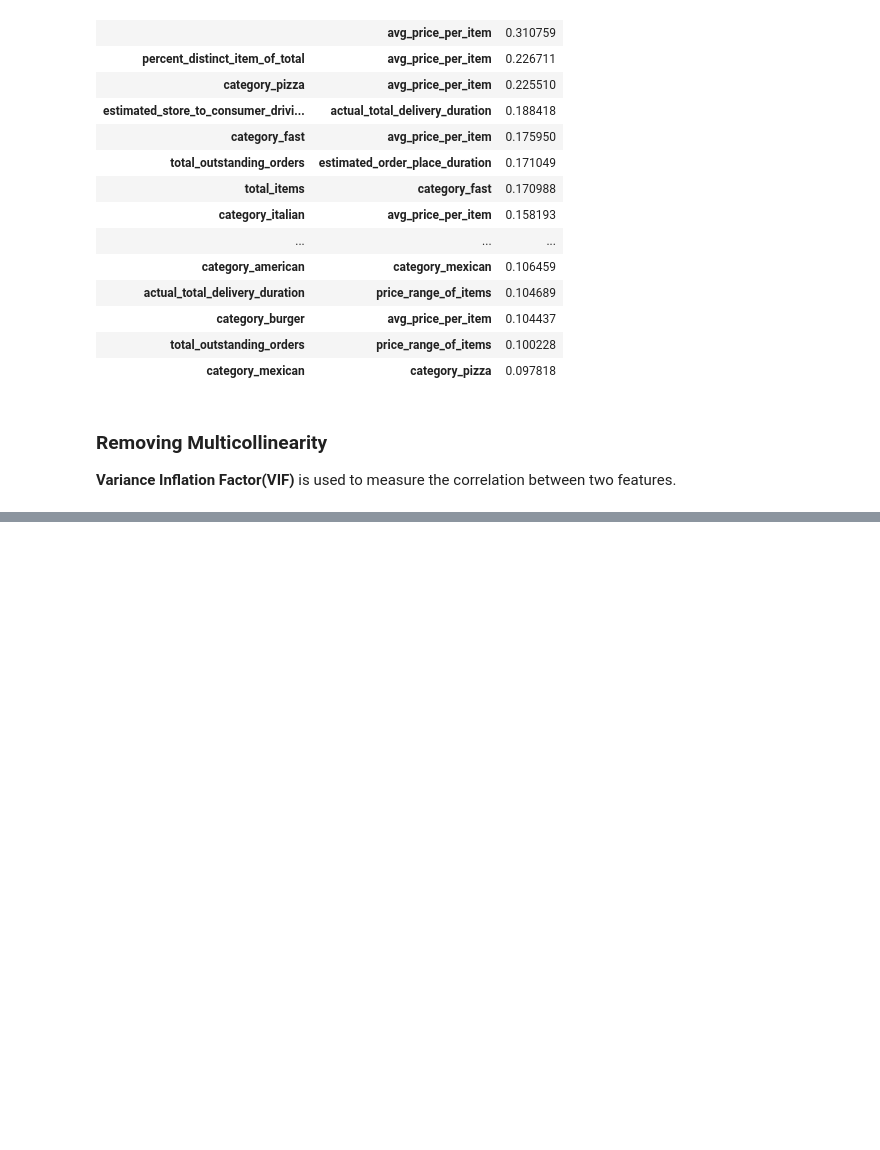
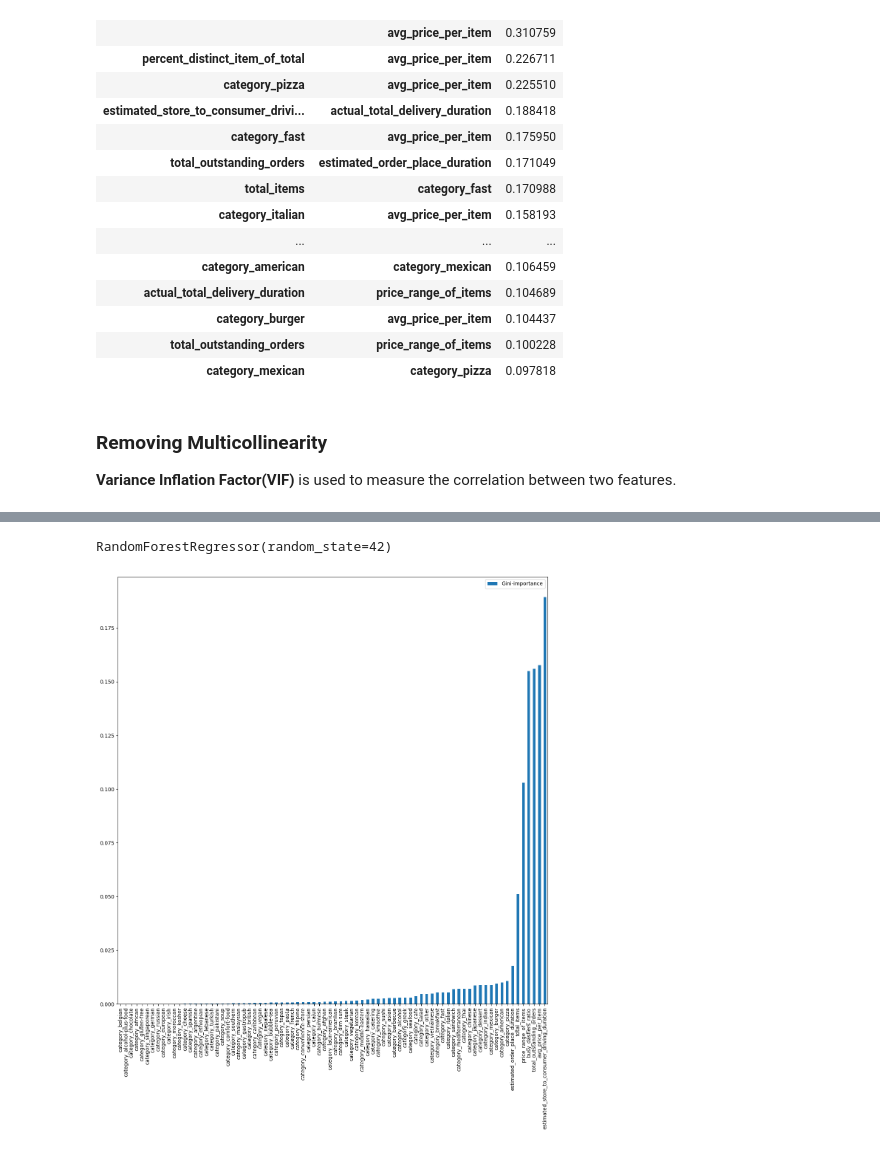
Before and after one commit to shailesh097/delivery_duration_prediction, a Jupyter notebook: delivery_duration.ipynb, the cells around one changed output, grey strips where cells are left out. Saved outputs shown, nothing was run; the diff lists cells and outputs as text; code cells hidden in the pictures; blank space fills up the shorter version.

Commit message:
gini-importance with random forest regressor

```diff
--- a/delivery_duration.ipynb
+++ b/delivery_duration.ipynb
@@ -588,0 +572,4 @@ len(selected_features)
+# %%
+selected_features = train_df.drop(columns=["actual_total_delivery_duration"]).columns.to_list()
+selected_features.remove('percent_distinct_item_of_total')
+len(selected_features)
@@ -588,0 +588,21 @@ len(selected_features)
+# %%
+X = train_df[selected_features]
+y = train_df['actual_total_delivery_duration']
+X_train, X_test, y_train, y_test = train_test_split(X, y, test_size=0.2, random_state=42)
+# %%
+feature_names = [f'feature {i}' for i in range((X.shape[1]))]
+forest = RandomForestRegressor(random_state=42)
+forest.fit(X_train, y_train)
+# %% [output]
+RandomForestRegressor(random_state=42)
+# %%
+#dictionry to hold feature names: feature importance
+feats = {}
+for features, importance in zip(X.columns, forest.feature_importances_):
+	feats[features] = importance
+
+importances = pd.DataFrame.from_dict(feats, orient='index').rename(columns={0: 'Gini-importance'})
+importances.sort_values(by='Gini-importance').plot(kind='bar', rot=90, figsize=(15, 15))
+plt.show()
+# %% [output]
+[figure, added]
```
Also changed, not shown: parts of 7 cells of this notebook.
